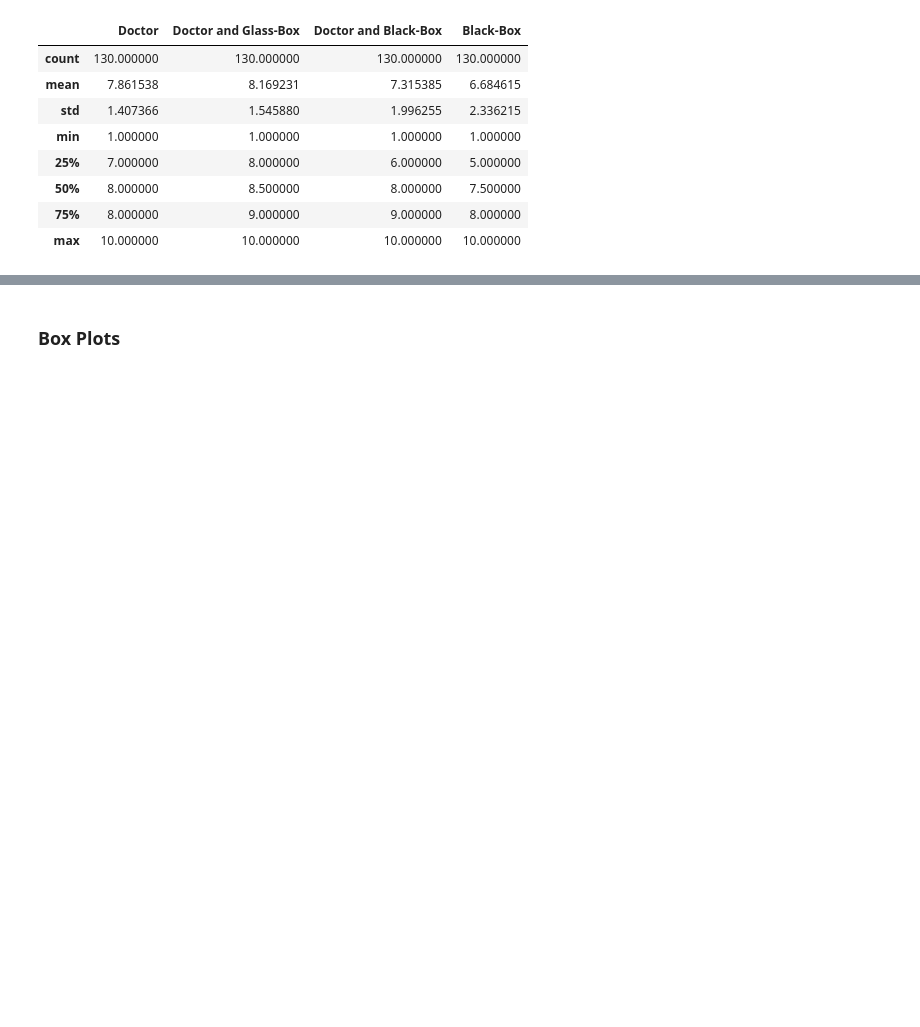
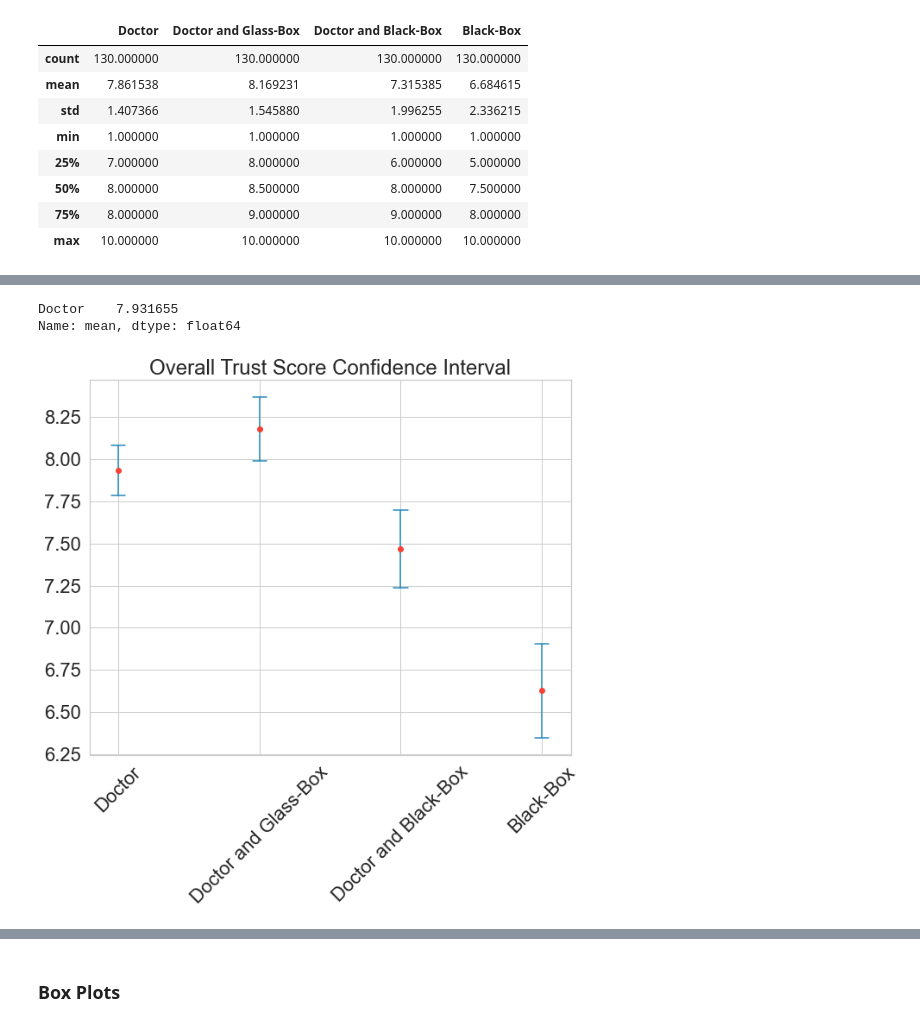
Before and after one commit to isabelladegen/elf, a Jupyter notebook: Isabellas-Notebook.ipynb, the cells around one changed output, grey strips where cells are left out. Drawn from its saved outputs; the diff is of its cells as text; code cells hidden in the pictures; blank space fills up the shorter version.

Commit message:
added mean values calculations and confidence intervalls

```diff
--- a/Isabellas-Notebook.ipynb
+++ b/Isabellas-Notebook.ipynb
@@ -246,0 +312,48 @@ raw_data[[dr, dr_gb, dr_bb, bb]].loc[(raw_data[health]=='medium') | (raw_data[he
+# %%
+import math
+
+overall_st = raw_data[[dr, dr_gb, dr_bb, bb]].agg(['mean', 'count', 'std'])
+
+
+# ci96_hi = m + 1.96*s/math.sqrt(c)
+def calculate_hi_ci(column):
+    return column['mean'] + 1.96 * column["std"] / math.sqrt(column["count"])
+
+
+def calculate_lo_ci(column):
+    return column['mean'] - 1.96 * column["std"] / math.sqrt(column["count"])
+
+
+#ci_hi for each scenario
+ci96_hi = overall_st.apply(calculate_hi_ci)
+ci96_lo = overall_st.apply(calculate_lo_ci)
+overall_st.loc["ci96_hi"] = ci96_hi.to_list()
+overall_st.loc["ci96_lo"] = ci96_lo.to_list()
+overall_st[[dr]].loc["mean"]
+# %% [output]
+Doctor    7.931655
+Name: mean, dtype: float64
+# %%
+def plot_confidence_interval(x, values, z=1.96, color='#2187bb', horizontal_line_width=0.1):
+    mean = values.loc["mean"]
+    top = values.loc["ci96_hi"]
+    bottom = values.loc["ci96_lo"]
+
+    left = x - horizontal_line_width / 2
+    right = x + horizontal_line_width / 2
+    plt.plot([x, x], [top, bottom], color=color)
+    plt.plot([left, right], [top, top], color=color)
+    plt.plot([left, right], [bottom, bottom], color=color)
+    plt.plot(x, mean, 'o', color='#f44336')
+
+plt.rcParams["figure.figsize"] = [10, 8]
+df = overall_st
+plt.xticks([1, 2, 3, 4], df.columns, rotation=45)
+plt.title('Overall Trust Score Confidence Interval')
+plot_confidence_interval(1, df[[dr]])
+plot_confidence_interval(2, df[[dr_gb]])
+plot_confidence_interval(3, df[[dr_bb]])
+plot_confidence_interval(4, df[[bb]])
+plt.show()
+# %% [output]
+[figure, added]
```
Also changed, not shown: parts of 29 cells of this notebook, 2 other files.
